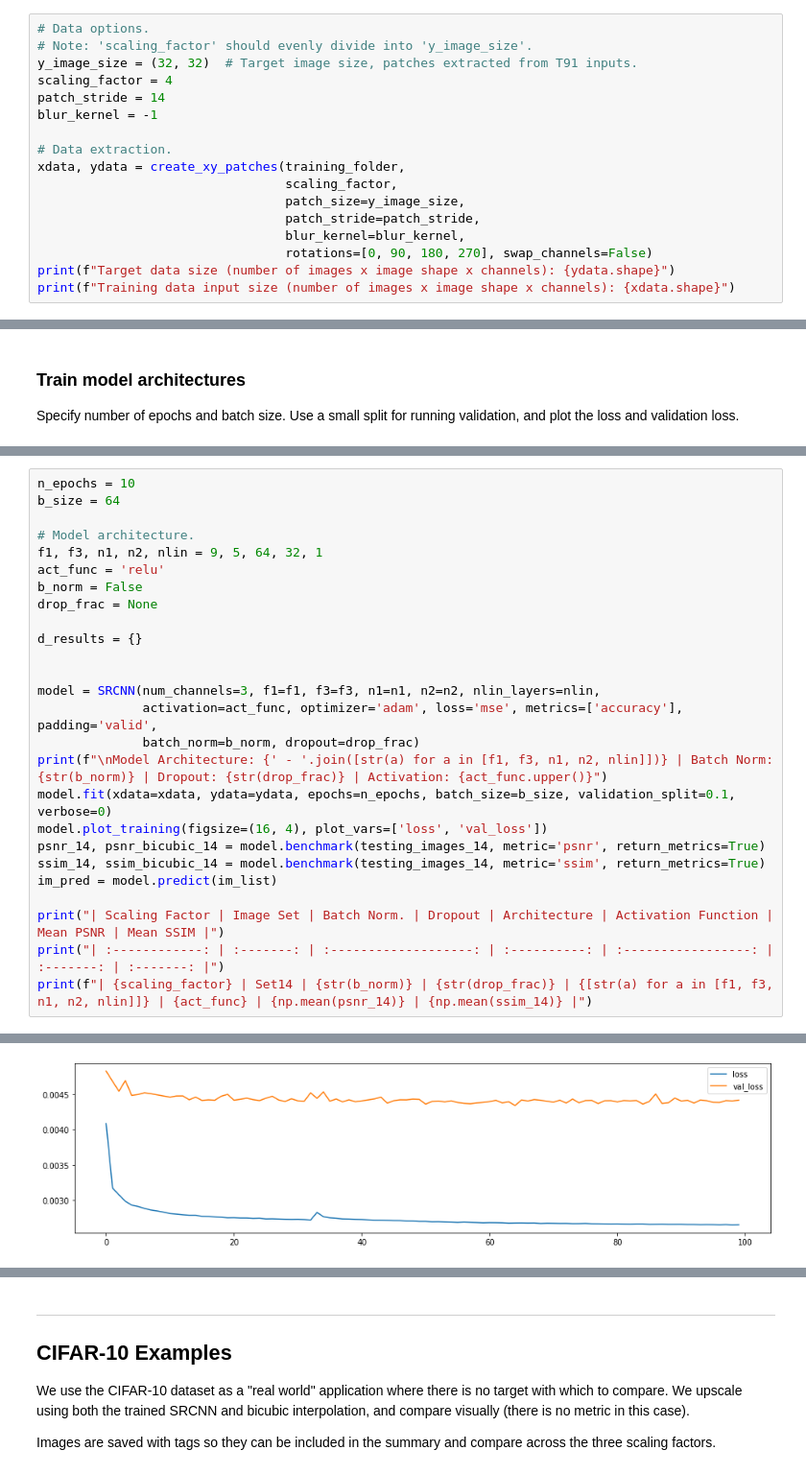
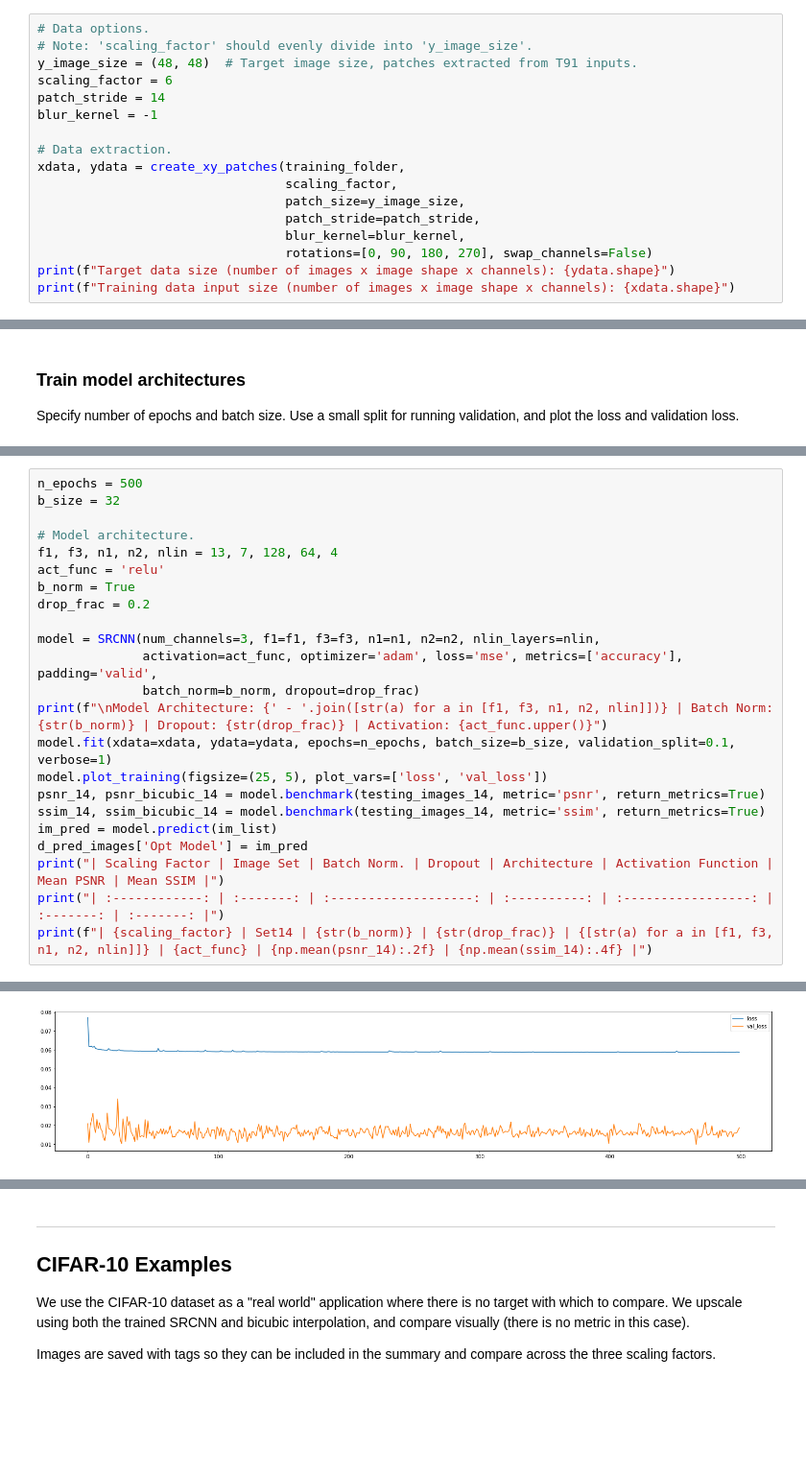
Before and after one commit to kingfischer16/srcnn-tf2, a Jupyter notebook: notebooks/SRCNN Optimized Model.ipynb, the cells around one changed output, grey strips where cells are left out. Shown at 96% size. Saved outputs shown, nothing was run; the diff lists cells and outputs as text; blank space fills up the shorter version.

```diff
--- a/notebooks/SRCNN Optimized Model.ipynb
+++ b/notebooks/SRCNN Optimized Model.ipynb
@@ -40,8 +47,8 @@ To avoid edge effects of convlution, padding in the model is set to `'valid'`, a
 # %%
 # Data options.
 # Note: 'scaling_factor' should evenly divide into 'y_image_size'.
-y_image_size = (32, 32)  # Target image size, patches extracted from T91 inputs.
-scaling_factor = 4
+y_image_size = (48, 48)  # Target image size, patches extracted from T91 inputs.
+scaling_factor = 6
 patch_stride = 14
 blur_kernel = -1
 
@@ -111,29 +113,26 @@ d_pred_images = {
     'Bicubic': im_scale
 }
 # %%
-n_epochs = 10
-b_size = 64
+n_epochs = 500
+b_size = 32
 
 # Model architecture.
-f1, f3, n1, n2, nlin = 9, 5, 64, 32, 1
+f1, f3, n1, n2, nlin = 13, 7, 128, 64, 4
 act_func = 'relu'
-b_norm = False
-drop_frac = None
-
-d_results = {}
-
+b_norm = True
+drop_frac = 0.2
 
 model = SRCNN(num_channels=3, f1=f1, f3=f3, n1=n1, n2=n2, nlin_layers=nlin,
               activation=act_func, optimizer='adam', loss='mse', metrics=['accuracy'], padding='valid',
               batch_norm=b_norm, dropout=drop_frac)
 print(f"\nModel Architecture: {' - '.join([str(a) for a in [f1, f3, n1, n2, nlin]])} | Batch Norm: {str(b_norm)} | Dropout: {str(drop_frac)} | Activation: {act_func.upper()}")
-model.fit(xdata=xdata, ydata=ydata, epochs=n_epochs, batch_size=b_size, validation_split=0.1, verbose=0)
-model.plot_training(figsize=(16, 4), plot_vars=['loss', 'val_loss'])
+model.fit(xdata=xdata, ydata=ydata, epochs=n_epochs, batch_size=b_size, validation_split=0.1, verbose=1)
+model.plot_training(figsize=(25, 5), plot_vars=['loss', 'val_loss'])
 psnr_14, psnr_bicubic_14 = model.benchmark(testing_images_14, metric='psnr', return_metrics=True)
 ssim_14, ssim_bicubic_14 = model.benchmark(testing_images_14, metric='ssim', return_metrics=True)
 im_pred = model.predict(im_list)
-
+d_pred_images['Opt Model'] = im_pred
 print("| Scaling Factor | Image Set | Batch Norm. | Dropout | Architecture | Activation Function | Mean PSNR | Mean SSIM |")
 print("| :------------: | :-------: | :-------------------: | :----------: | :-----------------: | :-------: | :-------: |")
-print(f"| {scaling_factor} | Set14 | {str(b_norm)} | {str(drop_frac)} | {[str(a) for a in [f1, f3, n1, n2, nlin]]} | {act_func} | {np.mean(psnr_14)} | {np.mean(ssim_14)} |")
+print(f"| {scaling_factor} | Set14 | {str(b_norm)} | {str(drop_frac)} | {[str(a) for a in [f1, f3, n1, n2, nlin]]} | {act_func} | {np.mean(psnr_14):.2f} | {np.mean(ssim_14):.4f} |")
 # %% [output]
@@ -142,4 +156,4 @@ Training using activation function: RELU
-[figure, old version]
+[figure, new version]
 -------------------------------------------------------------------
 Starting model benchmark...
 
```
Also changed, not shown: parts of 9 cells of this notebook, 22 other files.
